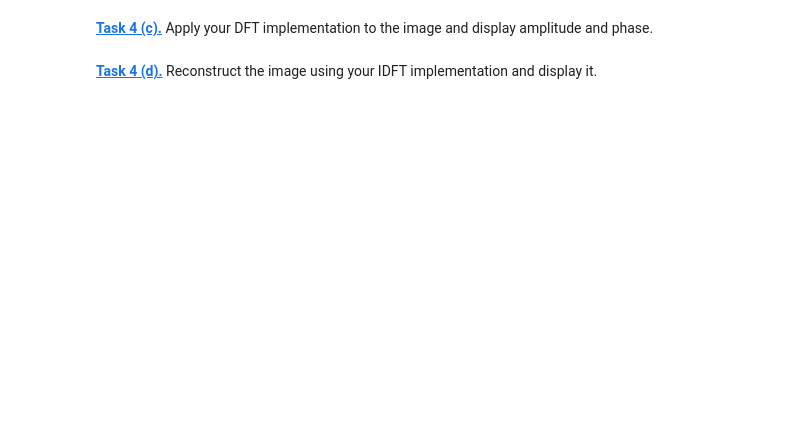
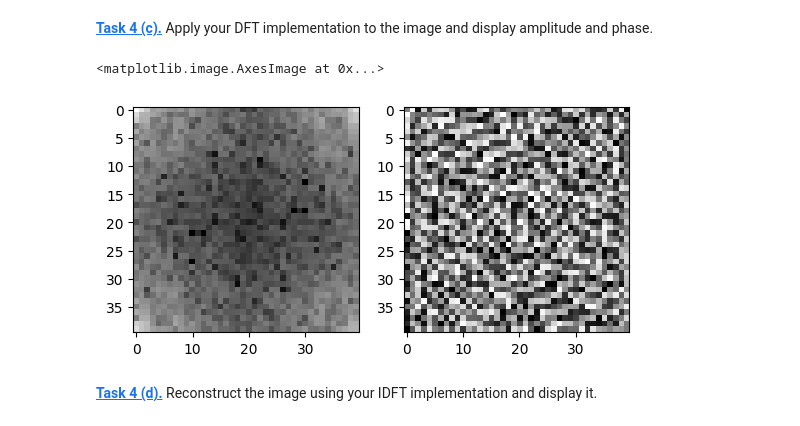
Before and after one commit to Anastasia933/FS5Python, a Jupyter notebook: fourier.ipynb, the cells around one changed output. Cells and saved outputs as stored; diff of their text form; code cells hidden in the pictures; blank space fills up the shorter version.

```diff
--- a/fourier.ipynb
+++ b/fourier.ipynb
@@ -175,3 +192,20 @@ merged_high_sr = np.fft.ifftshift(merged_high)
 ---
 # %% [markdown]
 **[Task 4 (a).]()** Implement a function that computes the 2D-DFT.
+# %%
+
+
+def twod_dft(img):
+    dft = np.zeros(img.shape, dtype=complex)
+    M, N = img.shape
+    for u in range (M) :
+        for v in range (N) :
+            sumuv = 0
+            for x in range (M) :
+                for y in range (N) :
+                    exponent = -2j * np.pi * ((u * x / M) + (v * y / N))
+                    sumuv += img[x, y] * np.exp(exponent)
+            dft[u, v] = sumuv * 1/(M*N)
+    return dft
+
+i_tried = twod_dft(brainct)
@@ -187,4 +237,17 @@ NameError: name 'brain_img' is not defined
 # %% [markdown]
 **[Task 4 (c).]()** Apply your DFT implementation to the image and display amplitude and phase.
+# %%
+i_tried = twod_dft(test_img)
+amplitude_test = np.abs(i_tried)
+phase_test = np.angle(i_tried)
+
+plt.figure()
+plt.subplot(1, 2, 1)
+plt.imshow(np.log(amplitude_test), 'gray')
+plt.subplot(1, 2, 2)
+plt.imshow(phase_test, 'gray')
+# %% [output]
+<matplotlib.image.AxesImage at 0x...>
+[figure, added]
 # %% [markdown]
 **[Task 4 (d).]()** Reconstruct the image using your IDFT implementation and display it.
```
Also changed, not shown: parts of 10 cells of this notebook.
